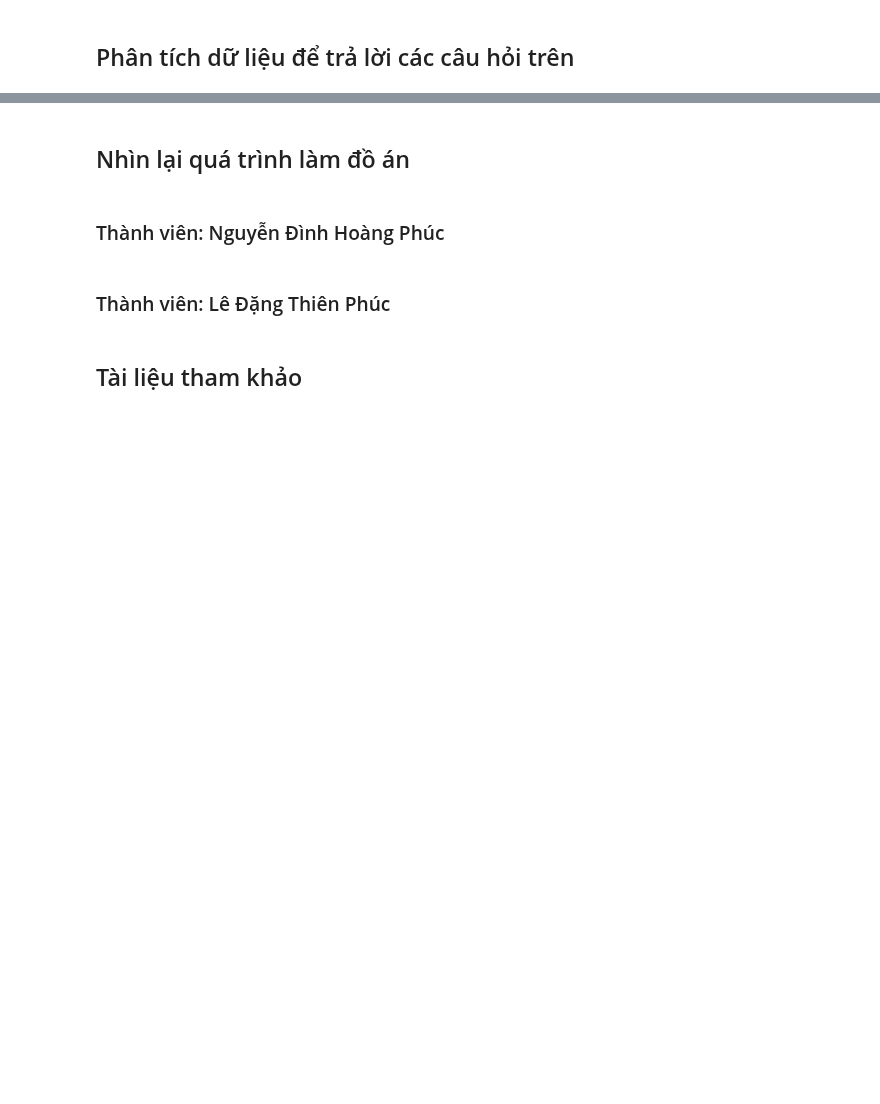
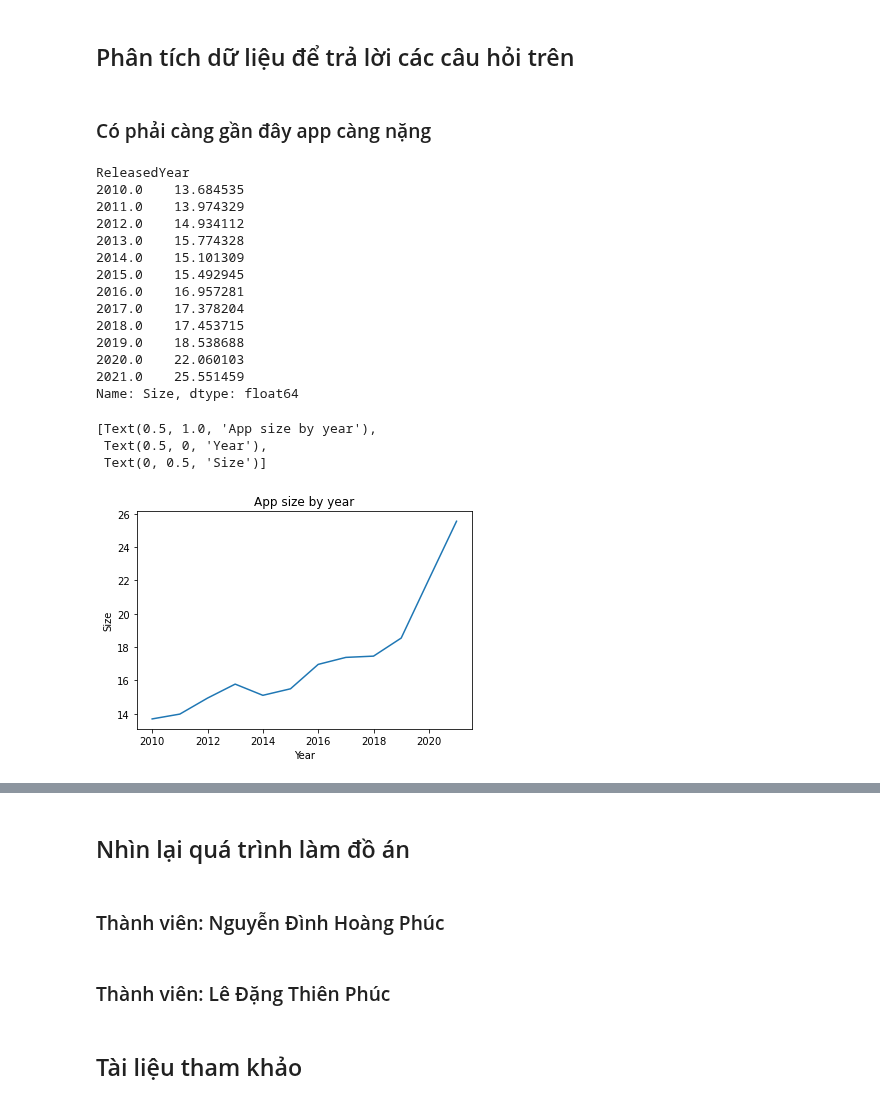
Before and after one commit to ldtpvince/P4DS_FINAL_PJ, a Jupyter notebook: 18120143-18120512.ipynb, the cells around one changed output, grey strips where cells are left out. Saved outputs shown, nothing was run; the diff lists cells and outputs as text; code cells hidden in the pictures; blank space fills up the shorter version.

```diff
--- a/18120143-18120512.ipynb
+++ b/18120143-18120512.ipynb
@@ -257,0 +265,2 @@ Các cột category không có dấu hiệu gì bất thường cả.
+# %%
+gps_df['Scraped Time'] = pd.to_datetime(gps_df['Scraped Time'], format = '%Y-%m-%d %H:%M:%S', errors = 'coerce')
@@ -257,0 +285,7 @@ Các cột category không có dấu hiệu gì bất thường cả.
+# %%
+android_ver_pattern_1 = gps_df['Minimum Android'].str.extract(r'((?:\d.\d.\d)|(?:\d.\d))', expand = False)
+android_ver_pattern_2 = gps_df['Minimum Android'].str.extract(r'((?<=\- ).*)', expand=False)
+# %%
+gps_df['Min Android Ver'] = android_ver_pattern_1
+# %%
+gps_df['Max Android Ver'] = android_ver_pattern_2
@@ -264,2 +345,34 @@ Developer nào có tổng số lượt tải các app cao nhất?
 # %% [markdown]
 ## Phân tích dữ liệu để trả lời các câu hỏi trên
+# %% [markdown]
+### Có phải càng gần đây app càng nặng
+# %%
+gps_df['ReleasedYear'] = gps_df['Released'].dt.year
+app_sizes = gps_df.groupby(['ReleasedYear'])['Size'].mean()
+#app_released_year = gps_df.groupby(['ReleasedYear']).groups
+#print(app_released_year)
+print(app_sizes)
+
+
+plt.plot(app_sizes)
+ax = plt.gca()
+ax.set(title='App size by year', xlabel='Year', ylabel='Size')
+# %% [output]
+ReleasedYear
+2010.0    13.684535
+2011.0    13.974329
+2012.0    14.934112
+2013.0    15.774328
+2014.0    15.101309
+2015.0    15.492945
+2016.0    16.957281
+2017.0    17.378204
+2018.0    17.453715
+2019.0    18.538688
+2020.0    22.060103
+2021.0    25.551459
+Name: Size, dtype: float64
+[Text(0.5, 1.0, 'App size by year'),
+ Text(0.5, 0, 'Year'),
+ Text(0, 0.5, 'Size')]
+[figure, added]
```
Also changed, not shown: parts of 116 cells of this notebook.
